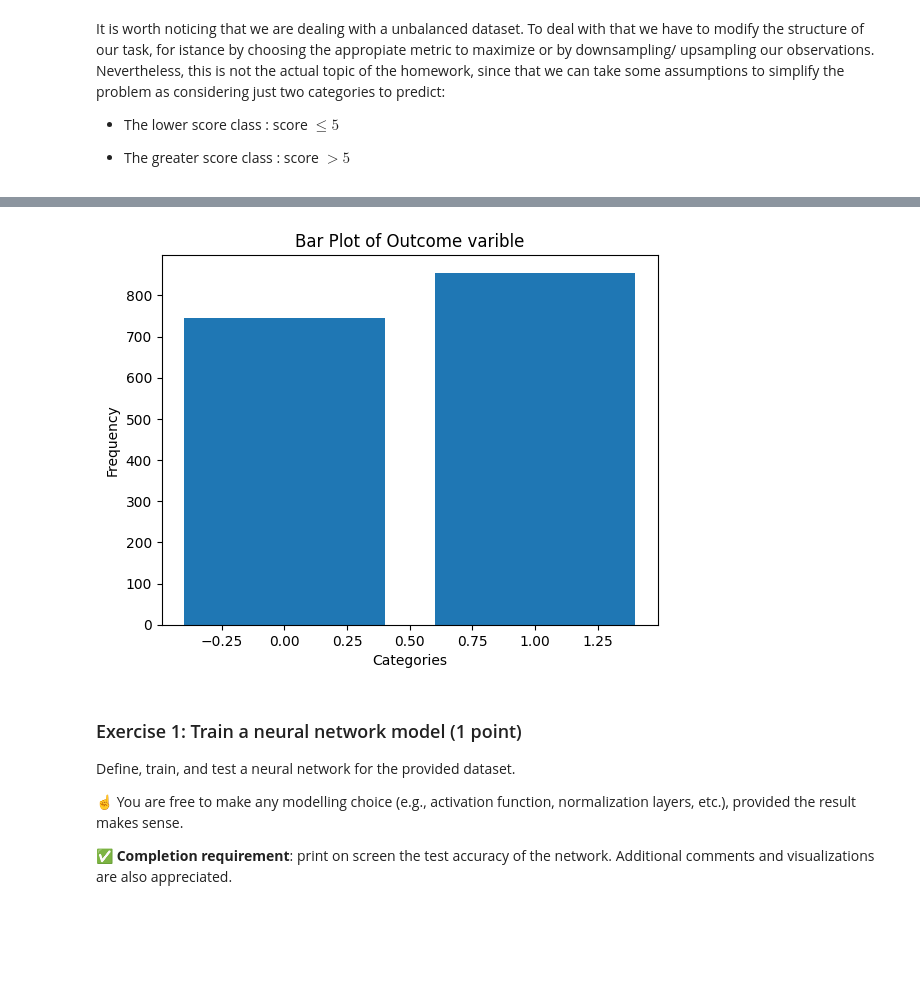
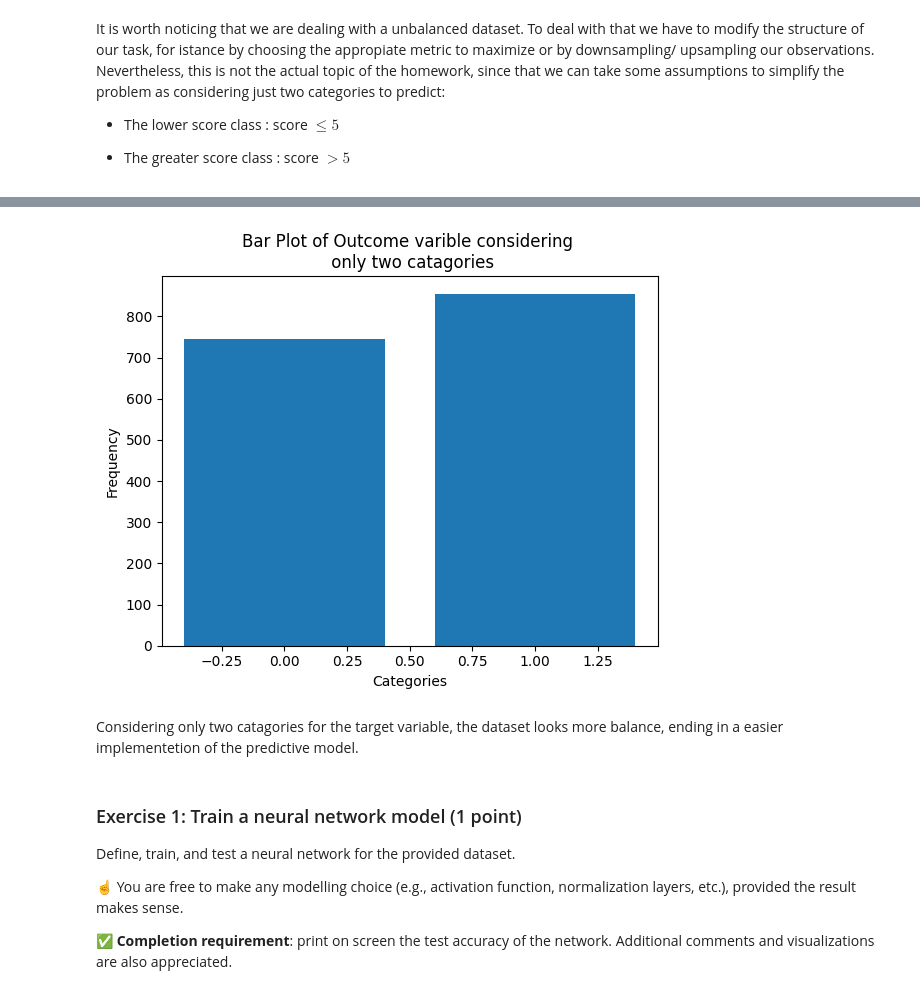
Before and after one commit to PaoloBarba/NN_Homework_1, a Jupyter notebook: NNDS_2023_Homework.ipynb, the cells around one changed output, grey strips where cells are left out. Cells and saved outputs as stored; diff of their text form; code cells hidden in the pictures; blank space fills up the shorter version.

```diff
--- a/NNDS_2023_Homework.ipynb
+++ b/NNDS_2023_Homework.ipynb
@@ -97,5 +96,4 @@ It is worth noticing that we are dealing with a unbalanced dataset. To deal with
 
 - The greater score class : score $> 5$
 # %%
-y[y<=5] = 0 #Lower score class
-y[y>5]  = 1 #gretear score class
+y = np.where(y <= 5 , 0 , 1)
@@ -111,18 +100,19 @@ See the caveats in the documentation: https://pandas.pydata.org/pandas-docs/stab
 # %%
 # Let us check the frequencis for each class
 
-# Let us check the frequencies of the target variable in  order to chooce the best
 categ = pd.Series(y)
 value_counts = categ.value_counts()
 
 # Create the bar plot
 plt.bar(value_counts.index, value_counts.values)
 plt.xlabel('Categories')
 plt.ylabel('Frequency')
-plt.title('Bar Plot of Outcome varible')
+plt.title('Bar Plot of Outcome varible considering \n only two catagories')
 plt.show()
 # %% [output]
-[figure, old version]
+[figure, new version]
+# %% [markdown]
+Considering only two catagories for the target variable, the dataset looks more balance, ending in a easier implementetion of the predictive model.
 # %%
 # Let us split the dataset in train and test
 from sklearn.model_selection import train_test_split
```
Also changed, not shown: parts of 20 cells of this notebook.
